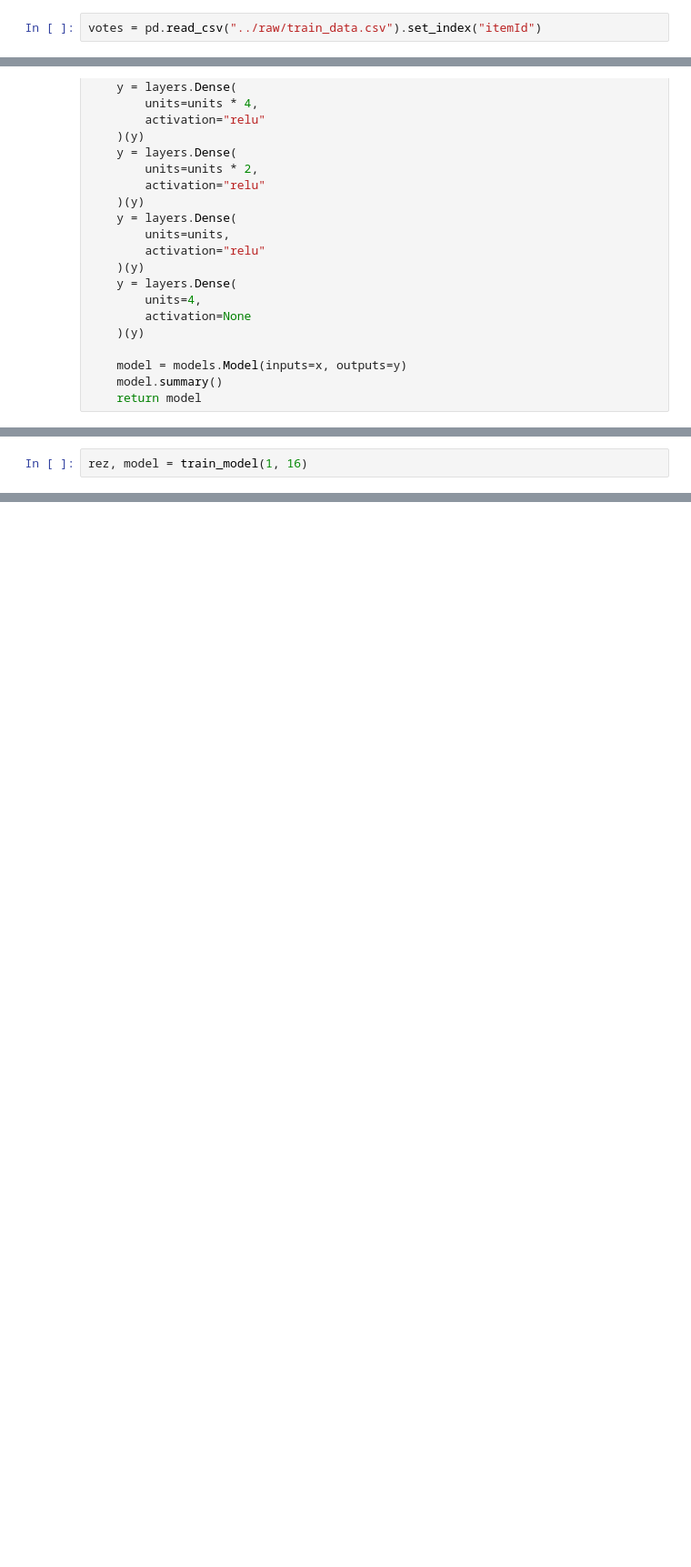
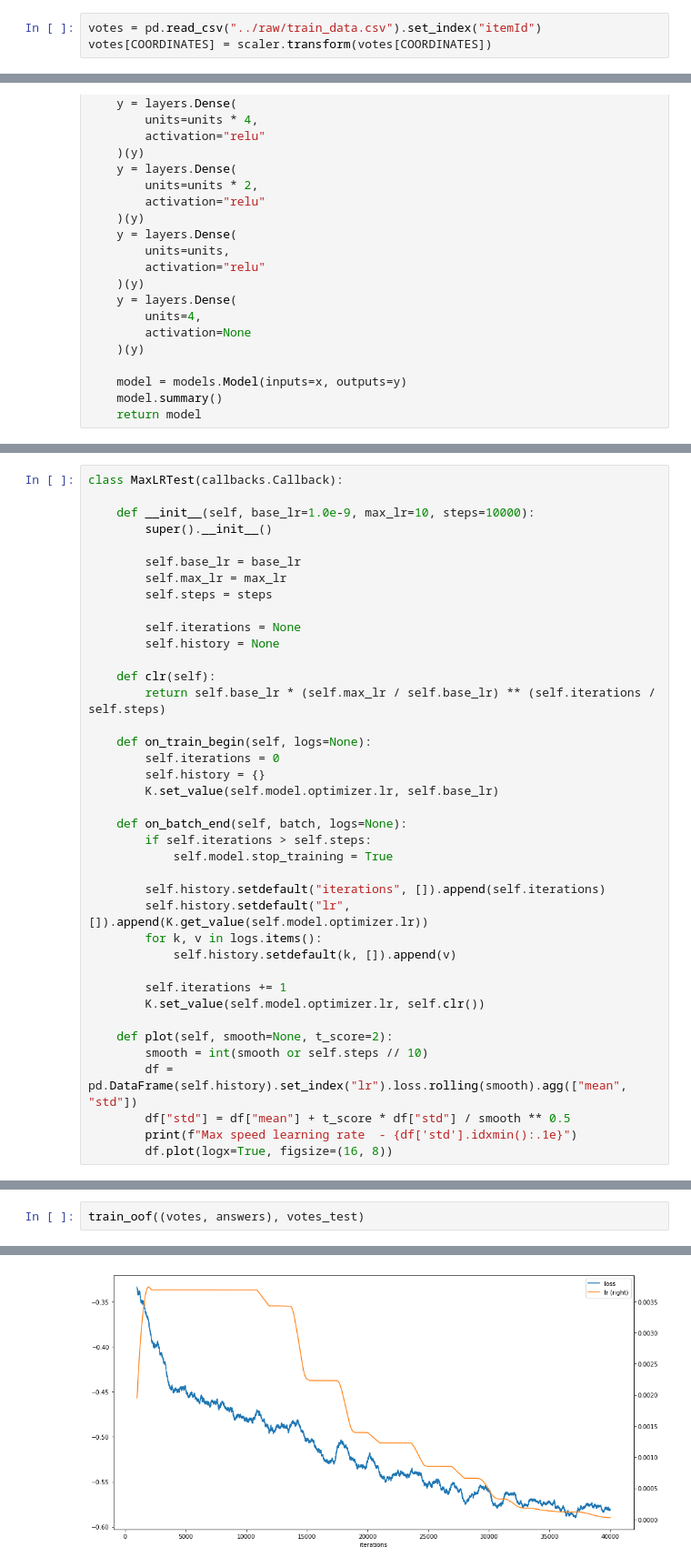
Before and after one commit to WLM1ke/MLBootCamp, a Jupyter notebook: notebooks/keras.ipynb, the cells around one changed output, grey strips where cells are left out. Shown at 91% size. Drawn from its saved outputs; the diff is of its cells as text; blank space fills up the shorter version.

```diff
--- a/notebooks/keras.ipynb
+++ b/notebooks/keras.ipynb
@@ -17,3 +23,4 @@ COORDINATES = ["Xmin", "Ymin", "Xmax", "Ymax"]
 # %%
 votes = pd.read_csv("../raw/train_data.csv").set_index("itemId")
+votes[COORDINATES] = scaler.transform(votes[COORDINATES])
 # %%
@@ -121,2 +162,0 @@ def train_model(batch_size, units, epochs=100):
-# %%
-rez, model = train_model(1, 16)
@@ -166,0 +163,39 @@ make_forecast(model)
+# %%
+class MaxLRTest(callbacks.Callback):
+
+    def __init__(self, base_lr=1.0e-9, max_lr=10, steps=10000):
+        super().__init__()
+
+        self.base_lr = base_lr
+        self.max_lr = max_lr
+        self.steps = steps
+
+        self.iterations = None
+        self.history = None
+
+    def clr(self):
+        return self.base_lr * (self.max_lr / self.base_lr) ** (self.iterations / self.steps)
+
+    def on_train_begin(self, logs=None):
+        self.iterations = 0
+        self.history = {}
+        K.set_value(self.model.optimizer.lr, self.base_lr)
+
+    def on_batch_end(self, batch, logs=None):
+        if self.iterations > self.steps:
+            self.model.stop_training = True
+
+        self.history.setdefault("iterations", []).append(self.iterations)
+        self.history.setdefault("lr", []).append(K.get_value(self.model.optimizer.lr))
+        for k, v in logs.items():
+            self.history.setdefault(k, []).append(v)
+
+        self.iterations += 1
+        K.set_value(self.model.optimizer.lr, self.clr())
+
+    def plot(self, smooth=None, t_score=2):
+        smooth = int(smooth or self.steps // 10)
+        df = pd.DataFrame(self.history).set_index("lr").loss.rolling(smooth).agg(["mean", "std"])
+        df["std"] = df["mean"] + t_score * df["std"] / smooth ** 0.5
+        print(f"Max speed learning rate  - {df['std'].idxmin():.1e}")
+        df.plot(logx=True, figsize=(16, 8))
@@ -166,0 +379,3 @@ make_forecast(model)
+# %%
+train_oof((votes, answers), votes_test)
+# %% [output]
@@ -166,0 +416 @@ make_forecast(model)
+[figure, added]
```
Also changed, not shown: parts of 19 cells of this notebook, 6 other files.
